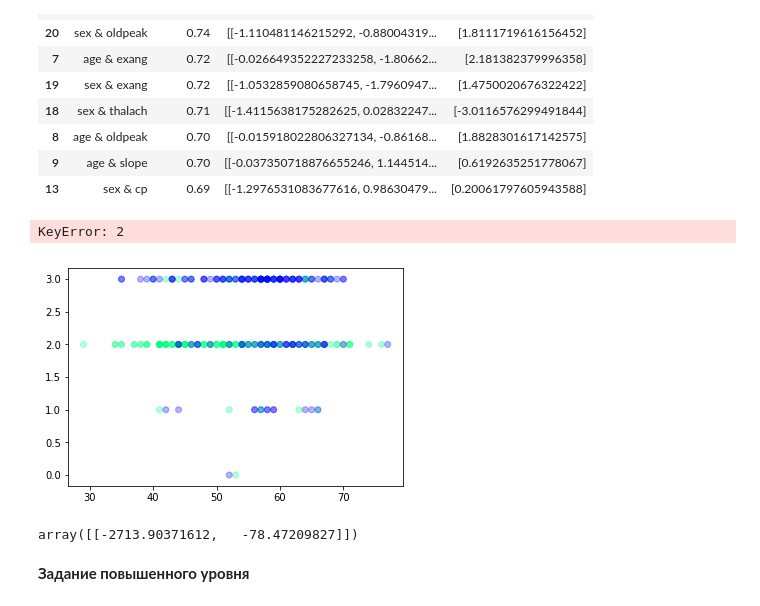
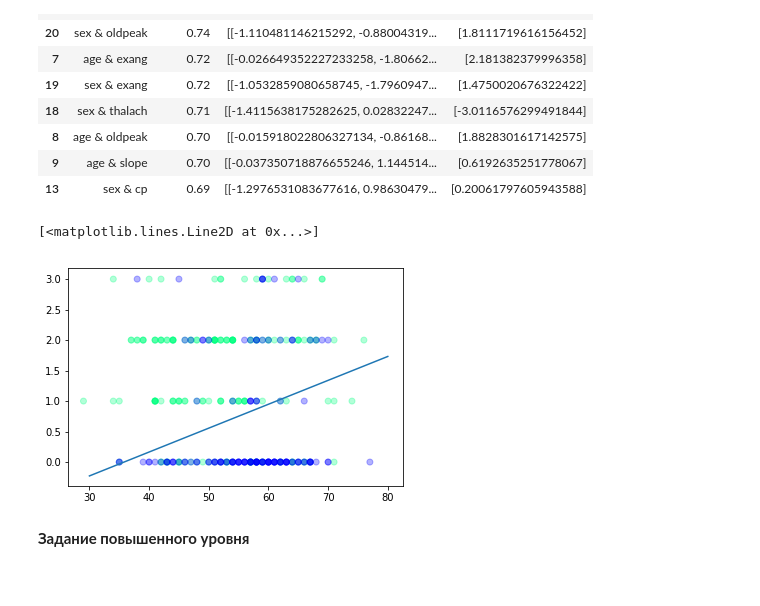
Before and after one commit to olgamonahova/Math, a Jupyter notebook: dz_4.ipynb, the cells around one changed output. Drawn from its saved outputs; the diff is of its cells as text; code cells hidden in the pictures.

```diff
--- a/dz_4.ipynb
+++ b/dz_4.ipynb
@@ -69,21 +71,17 @@ res
 | 9 | age & slope | 0.70 | [[-0.037350718876655246, 1.144514... | [0.6192635251778067] |
 | 13 | sex & cp | 0.69 | [[-1.2976531083677616, 0.98630479... | [0.20061797605943588] |
 # %%
-plt.scatter(x=data.age, y=data.thal , c=data.target, cmap = 'winter', alpha=0.3)
+plt.scatter(x=data.age, y=data.cp , c=data.target, cmap = 'winter', alpha=0.3)
 
-i=2
+i=1
 x_values = [30, 80]
 
 y_values = -(res.intercept[i] + np.dot(res.Coeffs[i][0][0],x_values)) / res.Coeffs[i][0][1]
 
 plt.plot(x_values, y_values)
 # %% [output]
-KeyError: 2
+[<matplotlib.lines.Line2D at 0x...>]
-[figure, old version]
+[figure, new version]
-# %%
-y_values
-# %% [output]
-array([[-2713.90371612,   -78.47209827]])
 # %% [markdown]
 **Задание повышенного уровня**
 # %% [markdown]
```
Also changed, not shown: parts of 1 cell of this notebook.
